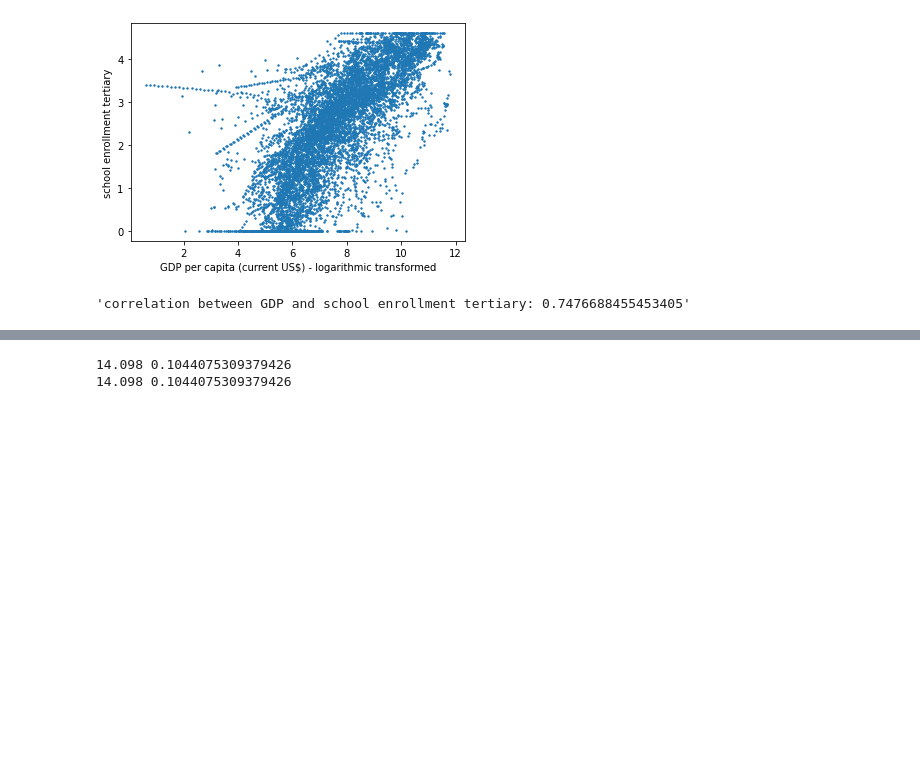
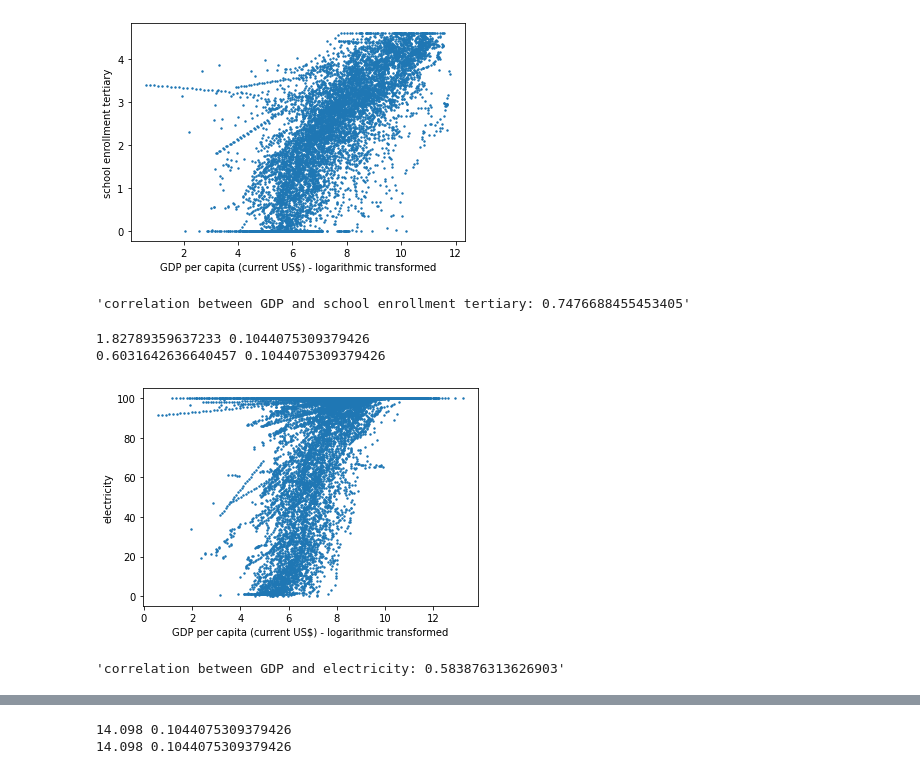
Before and after one commit to malikpaetzold/Statistical-Computing-DLBDBSC01, a Jupyter notebook: correlation_analysis.ipynb, the cells around one changed output, grey strips where cells are left out. Cells and saved outputs as stored; diff of their text form; code cells hidden in the pictures; blank space fills up the shorter version.

Commit message:
plots & more

```diff
--- a/correlation_analysis.ipynb
+++ b/correlation_analysis.ipynb
@@ -107,3 +108,10 @@ calc_correlation(gdp, school_enrollment_ter, "school enrollment tertiary", data_
 0.6031642636640457 0.0
 [figure]
 'correlation between GDP and school enrollment tertiary: 0.7476688455453405'
+# %%
+calc_correlation(gdp, electricity, "electricity", data_log=False)
+# %% [output]
+1.82789359637233 0.1044075309379426
+0.6031642636640457 0.1044075309379426
+[figure, added]
+'correlation between GDP and electricity: 0.583876313626903'
```
Also changed, not shown: parts of 6 cells of this notebook, 23 other files.
